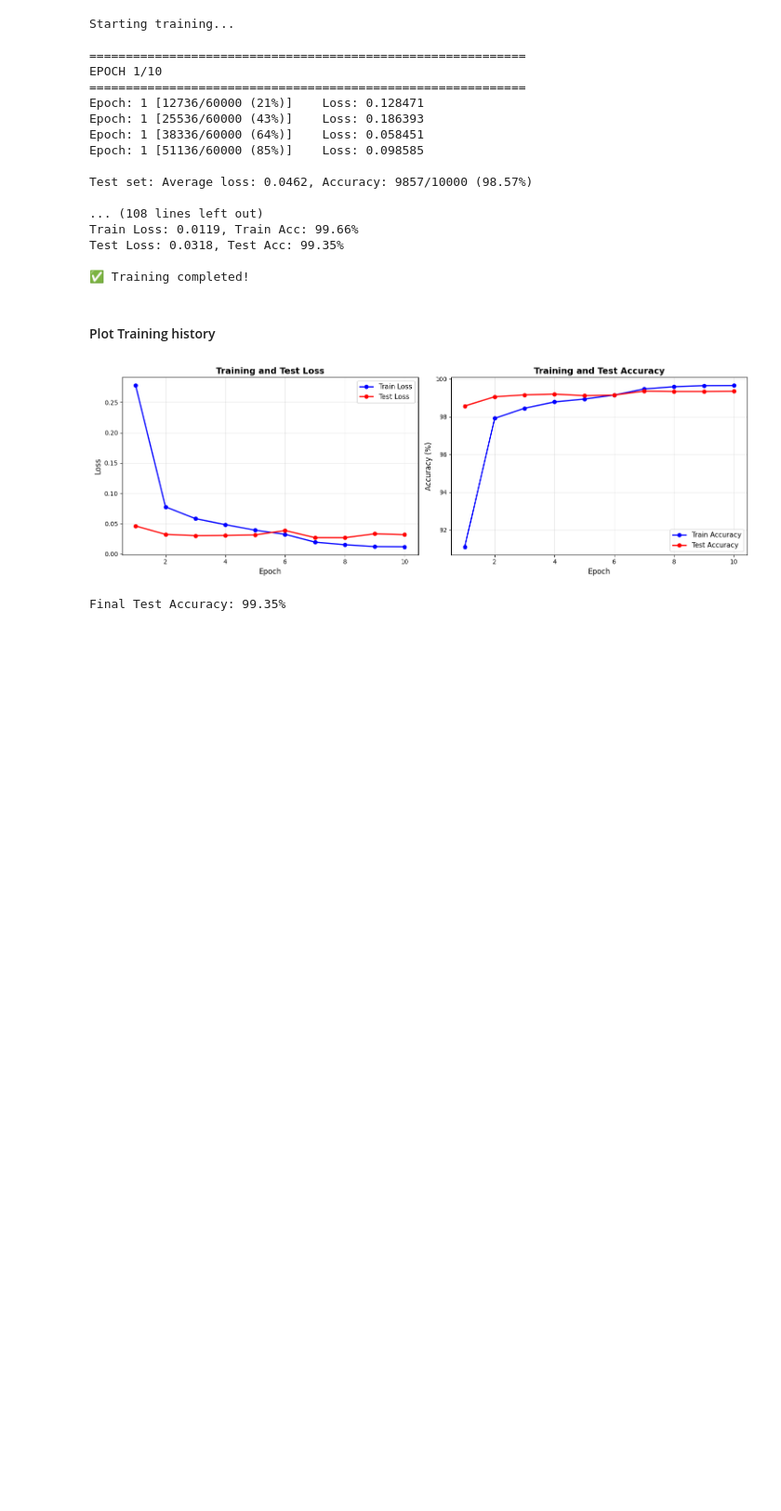
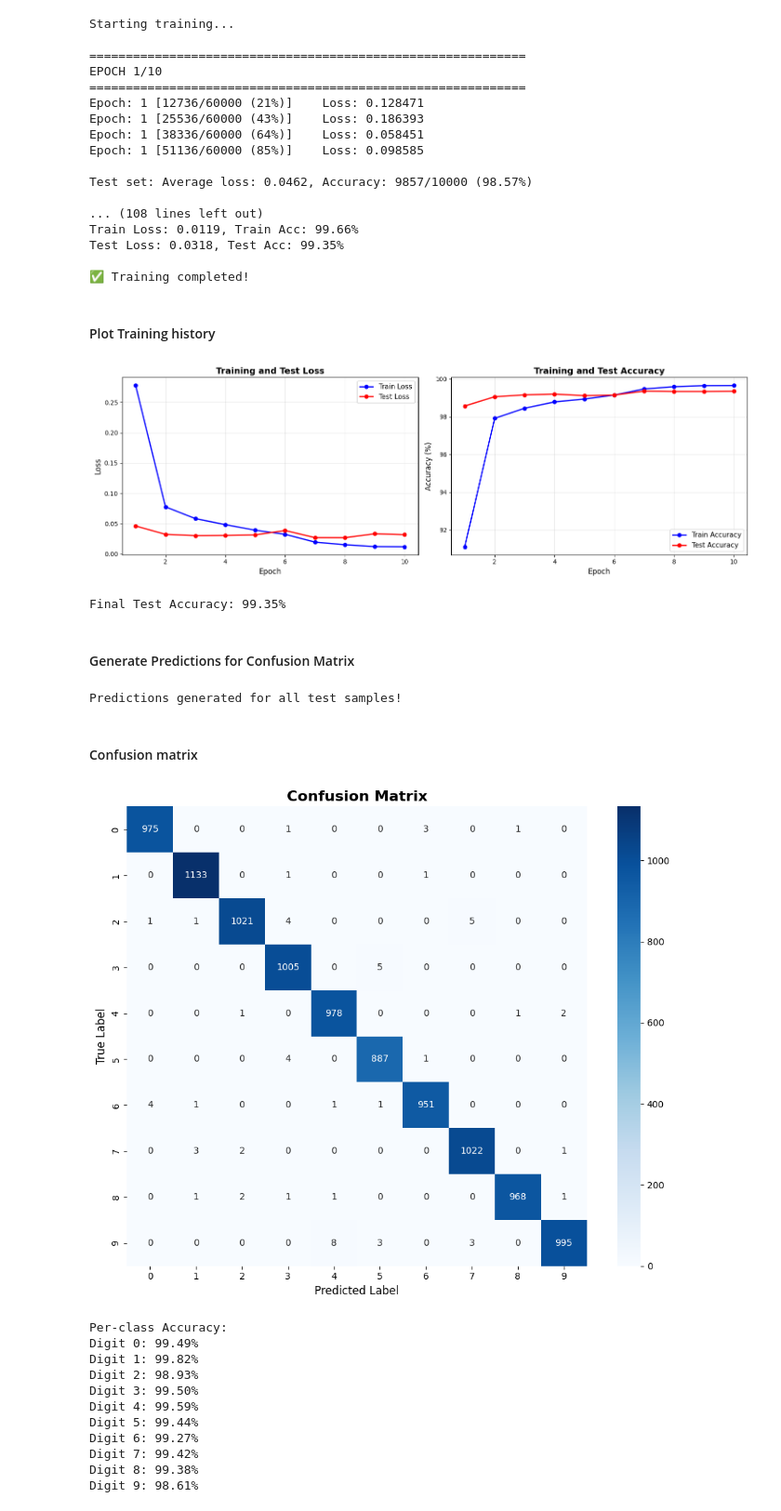
Before and after one commit to akkiyolo/pytorch, a Jupyter notebook: Handwritten_Digits_prediction.ipynb, the cells around one changed output. Shown at 93% size. Saved outputs shown, nothing was run; the diff lists cells and outputs as text; code cells hidden in the pictures; blank space fills up the shorter version.

```diff
--- a/Handwritten_Digits_prediction.ipynb
+++ b/Handwritten_Digits_prediction.ipynb
@@ -330,3 +330,58 @@ print(f"Final Test Accuracy: {test_accuracies[-1]:.2f}%")
 # %% [output]
 [figure]
 Final Test Accuracy: 99.35%
+# %% [markdown]
+#### Generate Predictions for Confusion Matrix
+# %%
+model.eval()
+all_preds = []
+all_labels = []
+
+with torch.no_grad():
+    for data, target in test_loader:
+        data, target = data.to(device), target.to(device)
+        output = model(data)
+        _, predicted = output.max(1)
+
+        all_preds.extend(predicted.cpu().numpy())
+        all_labels.extend(target.cpu().numpy())
+
+all_preds = np.array(all_preds)
+all_labels = np.array(all_labels)
+
+print("Predictions generated for all test samples!")
+# %% [output]
+Predictions generated for all test samples!
+# %% [markdown]
+#### Confusion matrix
+# %%
+cm = confusion_matrix(all_labels, all_preds)
+
+# Plot confusion matrix
+plt.figure(figsize=(10, 8))
+sns.heatmap(cm, annot=True, fmt='d', cmap='Blues', square=True,
+            xticklabels=range(10), yticklabels=range(10))
+plt.title('Confusion Matrix', fontsize=16, fontweight='bold')
+plt.ylabel('True Label', fontsize=12)
+plt.xlabel('Predicted Label', fontsize=12)
+plt.tight_layout()
+plt.show()
+
+# Print per-class accuracy
+print("\nPer-class Accuracy:")
+for i in range(10):
+    class_acc = cm[i, i] / cm[i].sum() * 100
+    print(f"Digit {i}: {class_acc:.2f}%")
+# %% [output]
+[figure, added]
+Per-class Accuracy:
+Digit 0: 99.49%
+Digit 1: 99.82%
+Digit 2: 98.93%
+Digit 3: 99.50%
+Digit 4: 99.59%
+Digit 5: 99.44%
+Digit 6: 99.27%
+Digit 7: 99.42%
+Digit 8: 99.38%
+Digit 9: 98.61%
```
